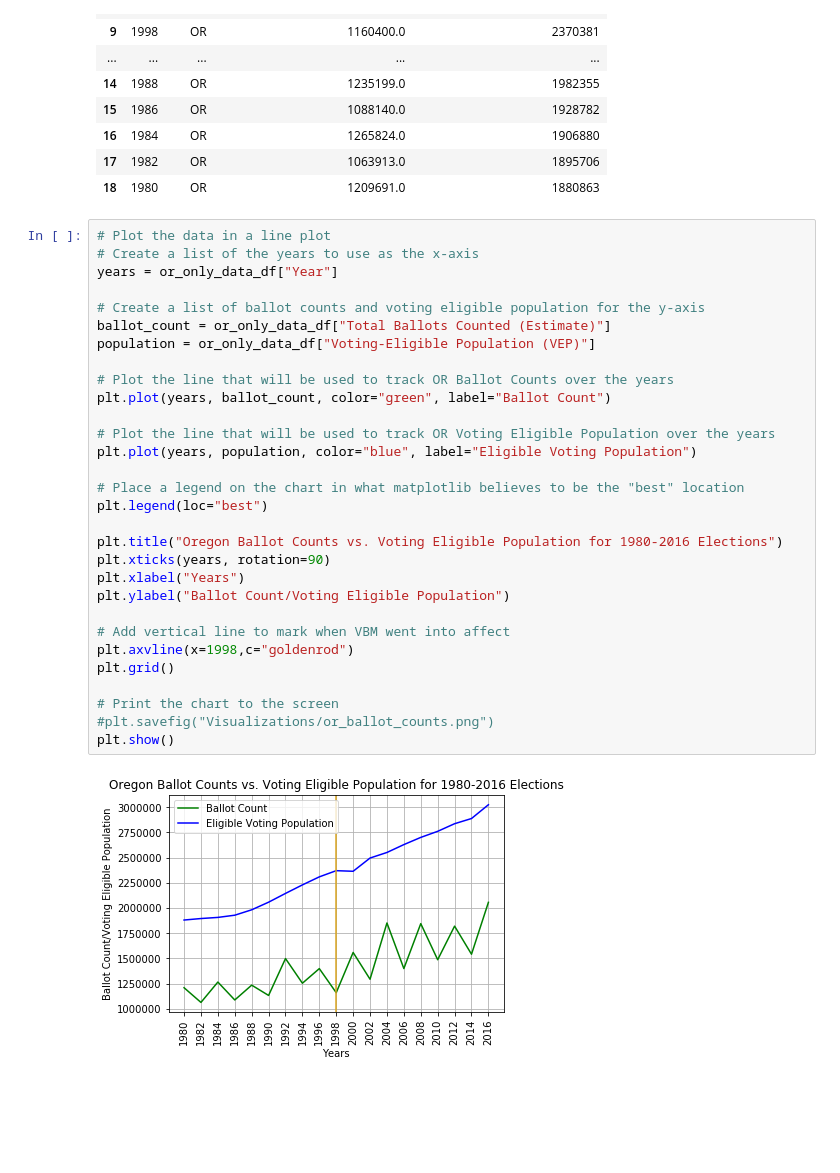
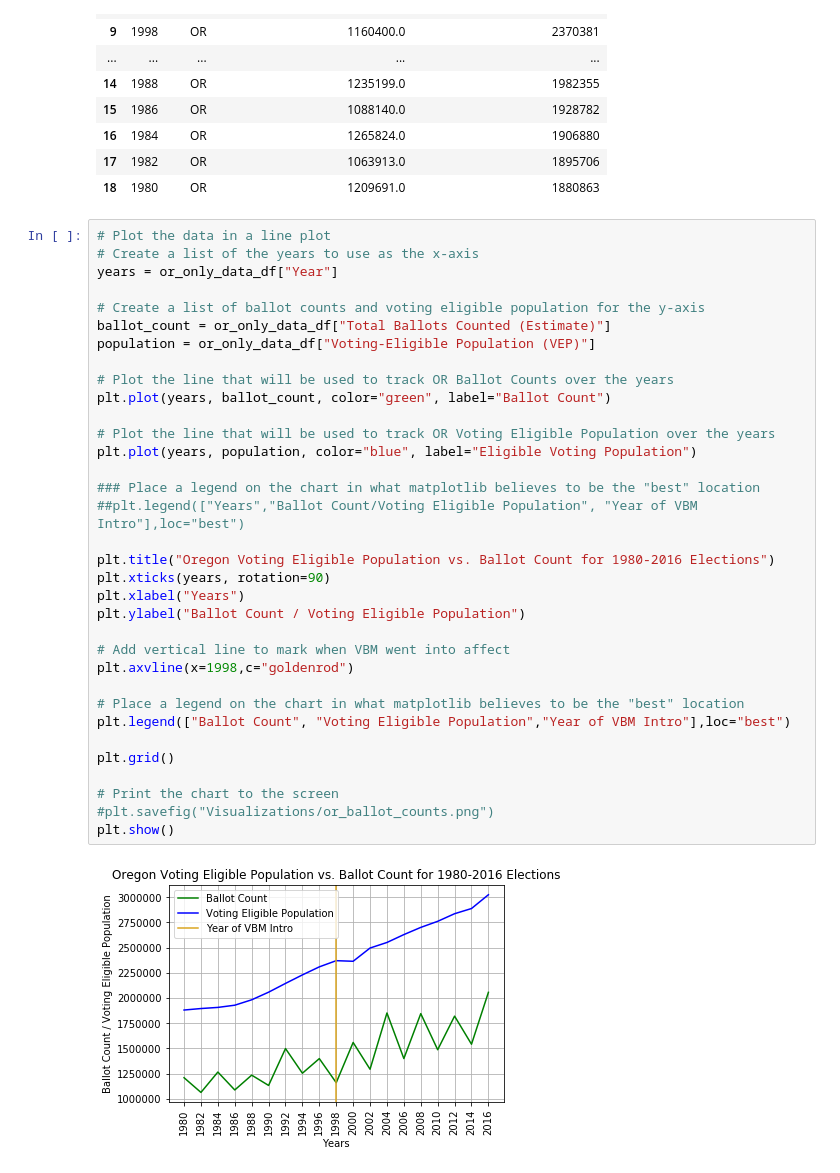
Before and after one commit to MrATX/UofO_BC_Group11, a Jupyter notebook: voting_maps.ipynb, the cells around one changed output. Saved outputs shown, nothing was run; the diff lists cells and outputs as text; blank space fills up the shorter version.

Commit message:
added VBM to legend for OR line graph and renamed axes

```diff
--- a/voting_maps.ipynb
+++ b/voting_maps.ipynb
@@ -151,32 +161,36 @@ or_only_data_df
 # %%
 # Plot the data in a line plot
 # Create a list of the years to use as the x-axis
 years = or_only_data_df["Year"]
 
 # Create a list of ballot counts and voting eligible population for the y-axis
 ballot_count = or_only_data_df["Total Ballots Counted (Estimate)"]
 population = or_only_data_df["Voting-Eligible Population (VEP)"]
 
 # Plot the line that will be used to track OR Ballot Counts over the years
 plt.plot(years, ballot_count, color="green", label="Ballot Count")
 
 # Plot the line that will be used to track OR Voting Eligible Population over the years
 plt.plot(years, population, color="blue", label="Eligible Voting Population")
 
-# Place a legend on the chart in what matplotlib believes to be the "best" location
-plt.legend(loc="best")
+### Place a legend on the chart in what matplotlib believes to be the "best" location
+##plt.legend(["Years","Ballot Count/Voting Eligible Population", "Year of VBM Intro"],loc="best")
 
-plt.title("Oregon Ballot Counts vs. Voting Eligible Population for 1980-2016 Elections")
+plt.title("Oregon Voting Eligible Population vs. Ballot Count for 1980-2016 Elections")
 plt.xticks(years, rotation=90)
 plt.xlabel("Years")
-plt.ylabel("Ballot Count/Voting Eligible Population")
+plt.ylabel("Ballot Count / Voting Eligible Population")
 
 # Add vertical line to mark when VBM went into affect
 plt.axvline(x=1998,c="goldenrod")
+
+# Place a legend on the chart in what matplotlib believes to be the "best" location
+plt.legend(["Ballot Count", "Voting Eligible Population","Year of VBM Intro"],loc="best")
+
 plt.grid()
 
 # Print the chart to the screen
 #plt.savefig("Visualizations/or_ballot_counts.png")
 plt.show()
 # %% [output]
-[figure, old version]
+[figure, new version]
```
Also changed, not shown: parts of 4 cells of this notebook.
